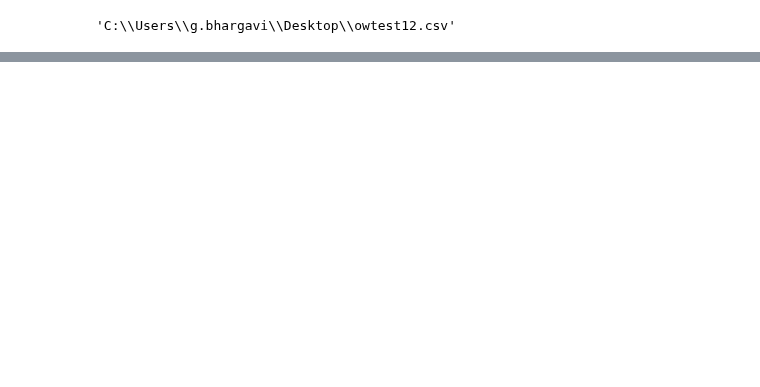
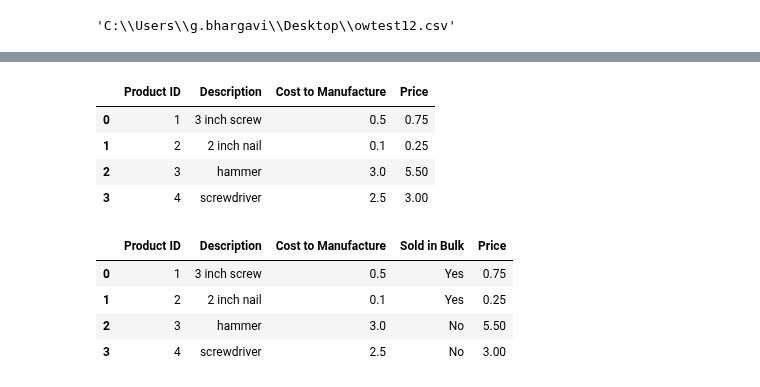
Before and after one commit to raybg/ListBrowser, a Jupyter notebook: 14012020.ipynb, the cells around one changed output, grey strips where cells are left out. Saved outputs shown, nothing was run; the diff lists cells and outputs as text; code cells hidden in the pictures; blank space fills up the shorter version.

```diff
--- a/14012020.ipynb
+++ b/14012020.ipynb
@@ -127,3 +179,28 @@ KeyError: 'Col5'
+# %%
+ind = pd.DataFrame([[1, '3 inch screw', 0.5, 0.75],
+[2, '2 inch nail', 0.10, 0.25],
+[3, 'hammer', 3.00, 5.50],
+[4, 'screwdriver', 2.50, 3.00]
+], columns=['Product ID', 'Description', 'Cost to Manufacture', 'Price'])
+
+ind
+
+sold_in_bulk = pd.DataFrame(["Yes", "Yes", "No", "No"])
+
+ind.insert (3, "Sold in Bulk", sold_in_bulk)
+
+ind
+# %% [output]
+|  | Product ID | Description | Cost to Manufacture | Price |
+| 0 | 1 | 3 inch screw | 0.5 | 0.75 |
+| 1 | 2 | 2 inch nail | 0.1 | 0.25 |
+| 2 | 3 | hammer | 3.0 | 5.50 |
+| 3 | 4 | screwdriver | 2.5 | 3.00 |
+|  | Product ID | Description | Cost to Manufacture | Sold in Bulk | Price |
+| 0 | 1 | 3 inch screw | 0.5 | Yes | 0.75 |
+| 1 | 2 | 2 inch nail | 0.1 | Yes | 0.25 |
+| 2 | 3 | hammer | 3.0 | No | 5.50 |
+| 3 | 4 | screwdriver | 2.5 | No | 3.00 |
 # %%
 
 filename = "C:\\Users\\g.bhargavi\\Desktop\\Titanic Predictions 1.csv"
```
Also changed, not shown: parts of 5 cells of this notebook.
